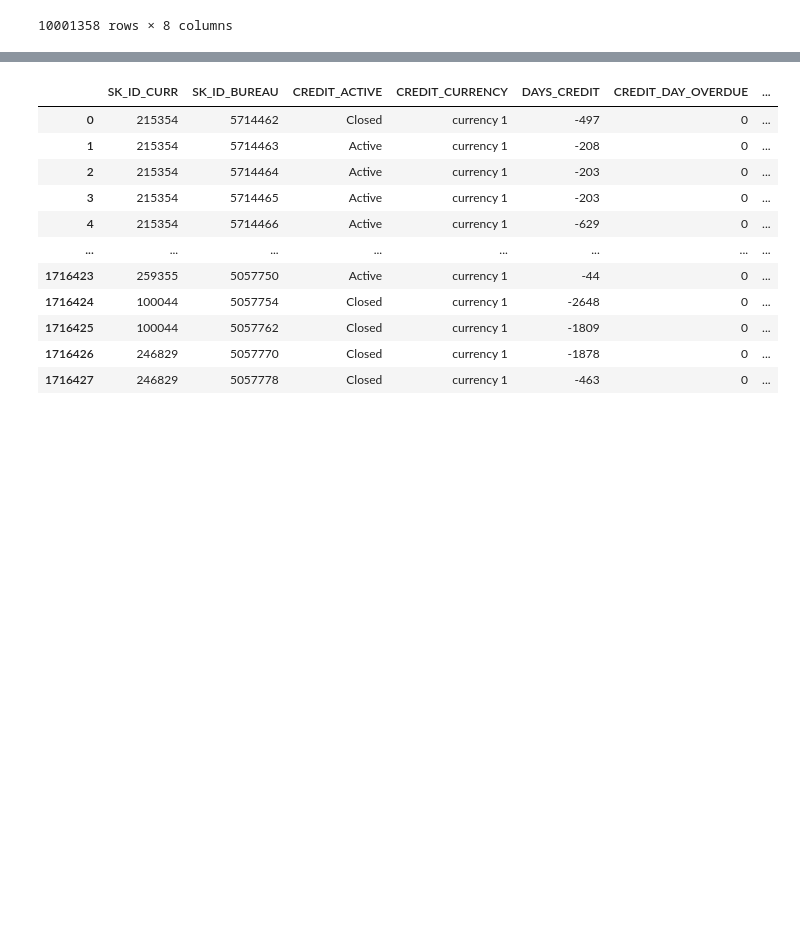
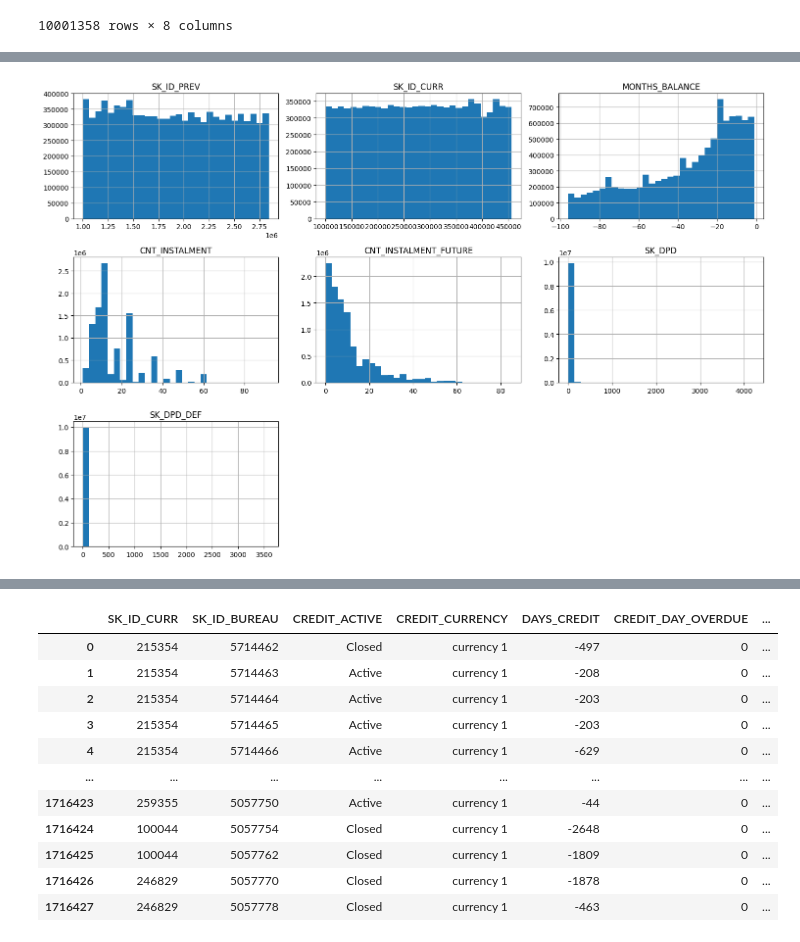
Before and after one commit to elochn/projets-openclassroom-projet-6, a Jupyter notebook: Projet_6.ipynb, the cells around one changed output, grey strips where cells are left out. Drawn from its saved outputs; the diff is of its cells as text; code cells hidden in the pictures; blank space fills up the shorter version.

```diff
--- a/Projet_6.ipynb
+++ b/Projet_6.ipynb
@@ -60,0 +151,8 @@ dfs['application_test']
+# %%
+import matplotlib.pyplot as plt
+
+dfs["POS_CASH"].hist(figsize=(15, 10), bins=30)
+plt.tight_layout()
+plt.show()
+# %% [output]
+[figure, added]
```
Also changed, not shown: parts of 24 cells of this notebook.
